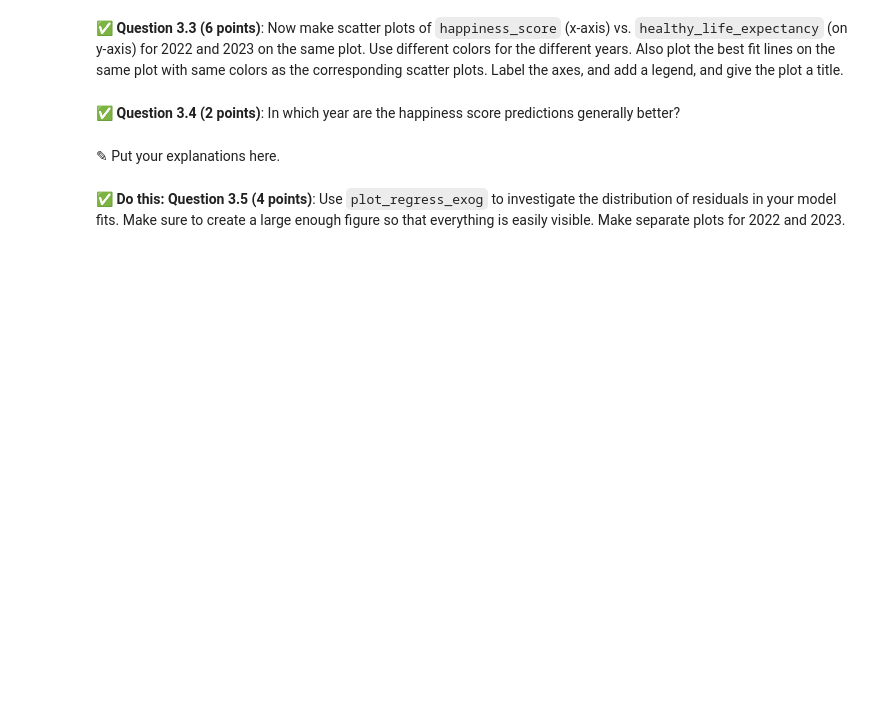
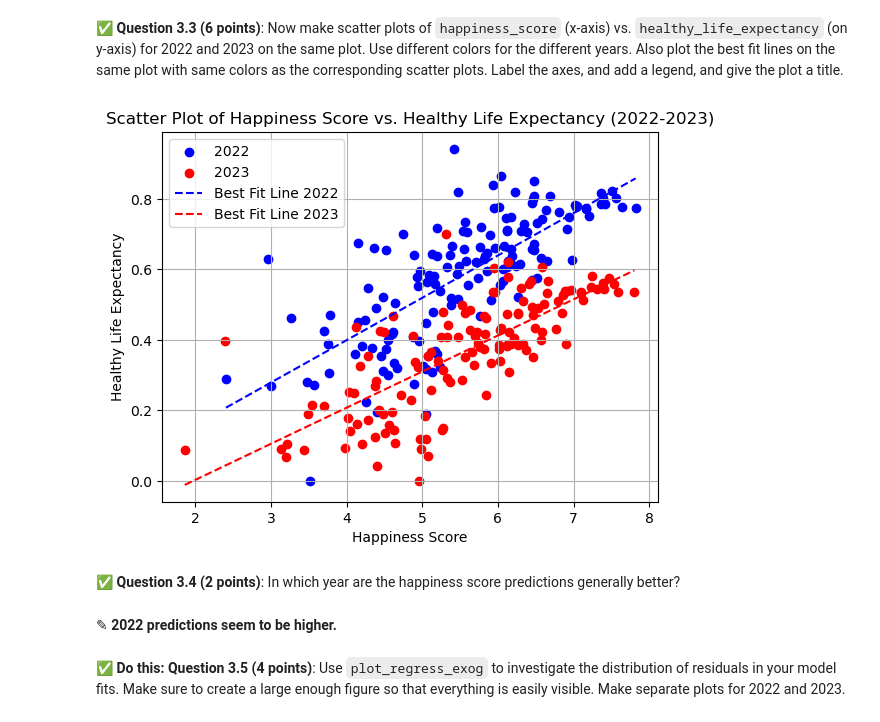
Before and after one commit to johnwano/CMSE202-f23-turnin, a Jupyter notebook: hw-03/HW-03_Regression-S24-STUDENT.ipynb, the cells around one changed output. Cells and saved outputs as stored; diff of their text form; code cells hidden in the pictures; blank space fills up the shorter version.

```diff
--- a/hw-03/HW-03_Regression-S24-STUDENT.ipynb
+++ b/hw-03/HW-03_Regression-S24-STUDENT.ipynb
@@ -196,6 +249,44 @@ In this part, we'll perform some one-variable linear regression analysis on the
+# %%
+import matplotlib.pyplot as plt
+import numpy as np
+import statsmodels.api as sm
+
+# Scatter plot for 2022
+plt.scatter(df_2022['happiness_score'], df_2022['healthy_life_expectancy'], color='blue', label='2022')
+
+# Scatter plot for 2023
+plt.scatter(df_2023['happiness_score'], df_2023['healthy_life_expectancy'], color='red', label='2023')
+
+# Best fit line for 2022
+x_2022 = np.linspace(df_2022['happiness_score'].min(), df_2022['happiness_score'].max(), 100)
+X_2022 = sm.add_constant(x_2022)
+model_2022 = sm.OLS(df_2022['healthy_life_expectancy'], sm.add_constant(df_2022['happiness_score'])).fit()  # Fit linear regression model
+y_2022 = model_2022.predict(X_2022)
+plt.plot(x_2022, y_2022, color='blue', linestyle='--', label='Best Fit Line 2022')
+
+# Best fit line for 2023
+x_2023 = np.linspace(df_2023['happiness_score'].min(), df_2023['happiness_score'].max(), 100)
+X_2023 = sm.add_constant(x_2023)
+model_2023 = sm.OLS(df_2023['healthy_life_expectancy'], sm.add_constant(df_2023['happiness_score'])).fit()  # Fit linear regression model
+y_2023 = model_2023.predict(X_2023)
+plt.plot(x_2023, y_2023, color='red', linestyle='--', label='Best Fit Line 2023')
+
+# Labeling axes and adding title
+plt.xlabel('Happiness Score')
+plt.ylabel('Healthy Life Expectancy')
+plt.title('Scatter Plot of Happiness Score vs. Healthy Life Expectancy (2022-2023)')
+
+# Adding legend
+plt.legend()
+
+# Display plot
+plt.grid(True)
+plt.show()
+# %% [output]
+[figure, added]
 # %% [markdown]
 &#9989;  **Question 3.4 (2 points)**: In which year are the happiness score predictions generally better?
 # %% [markdown]
-<font size=+3>&#9998;</font> Put your explanations here.
+<font size=+3>&#9998;</font> **2022 predictions seem to be higher.**
 # %% [markdown]
 **&#9989; Do this:** **Question 3.5 (4 points)**: Use `plot_regress_exog` to investigate the distribution of residuals in your model fits. Make sure to create a large enough figure so that everything is easily visible. Make separate plots for 2022 and 2023.
```
Also changed, not shown: parts of 10 cells of this notebook.
